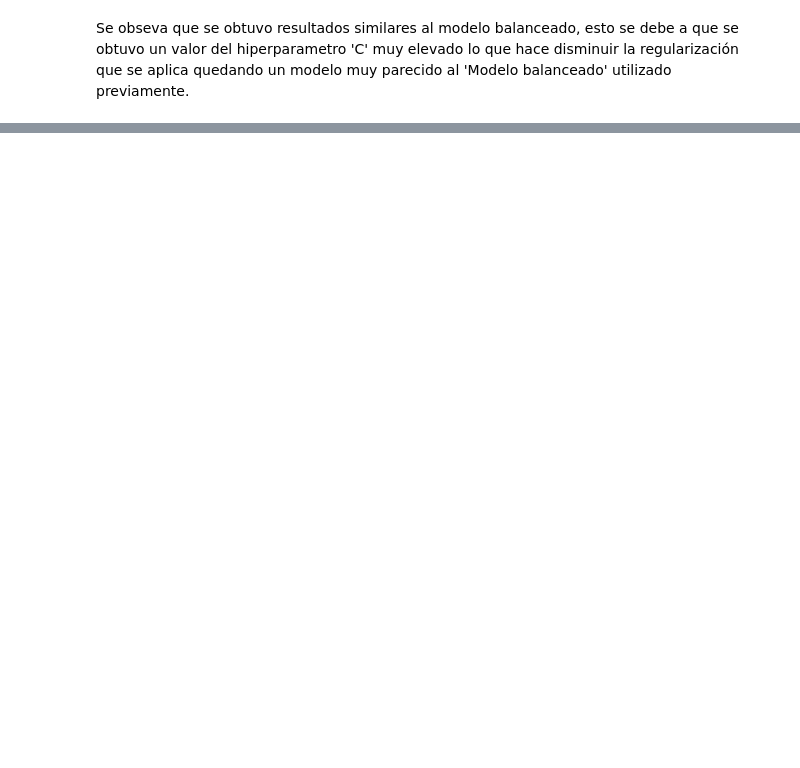
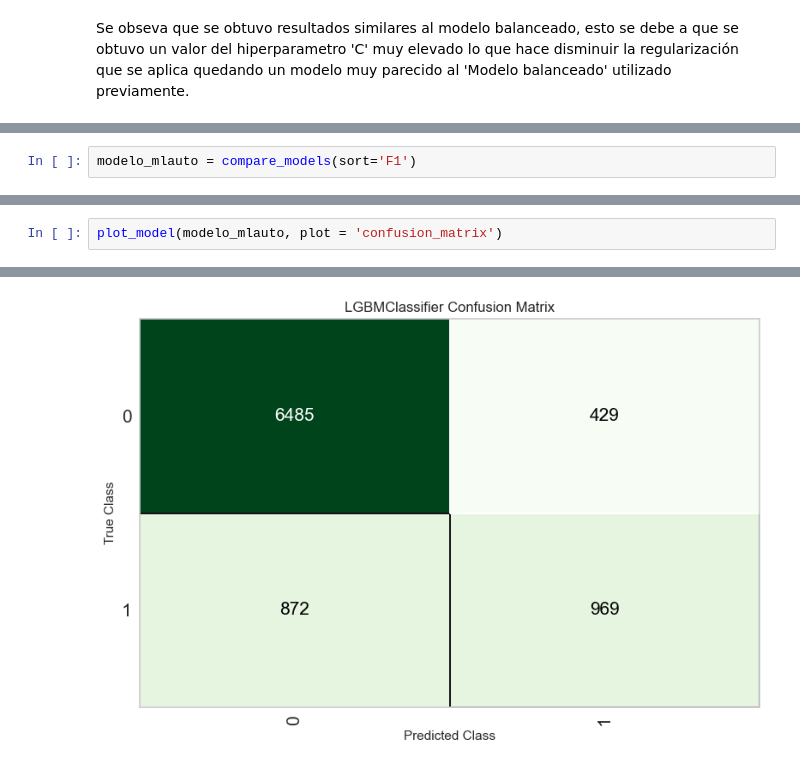
Before and after one commit to EugenioBravi/AA1-TUIA-Bravi-Nemeth, a Jupyter notebook: TP-clasificacion-AA1.ipynb, the cells around one changed output, grey strips where cells are left out. Cells and saved outputs as stored; diff of their text form; blank space fills up the shorter version.

Commit message:
mlauto

```diff
--- a/TP-clasificacion-AA1.ipynb
+++ b/TP-clasificacion-AA1.ipynb
@@ -1010,0 +1035,2 @@ Se obseva que se obtuvo resultados similares al modelo balanceado, esto se debe
+# %%
+modelo_mlauto = compare_models(sort='F1')
@@ -1010,0 +1055,3 @@ Se obseva que se obtuvo resultados similares al modelo balanceado, esto se debe
+# %%
+plot_model(modelo_mlauto, plot = 'confusion_matrix')
+# %% [output]
@@ -1010,0 +1059 @@ Se obseva que se obtuvo resultados similares al modelo balanceado, esto se debe
+[figure, added]
```
Also changed, not shown: parts of 27 cells of this notebook.
